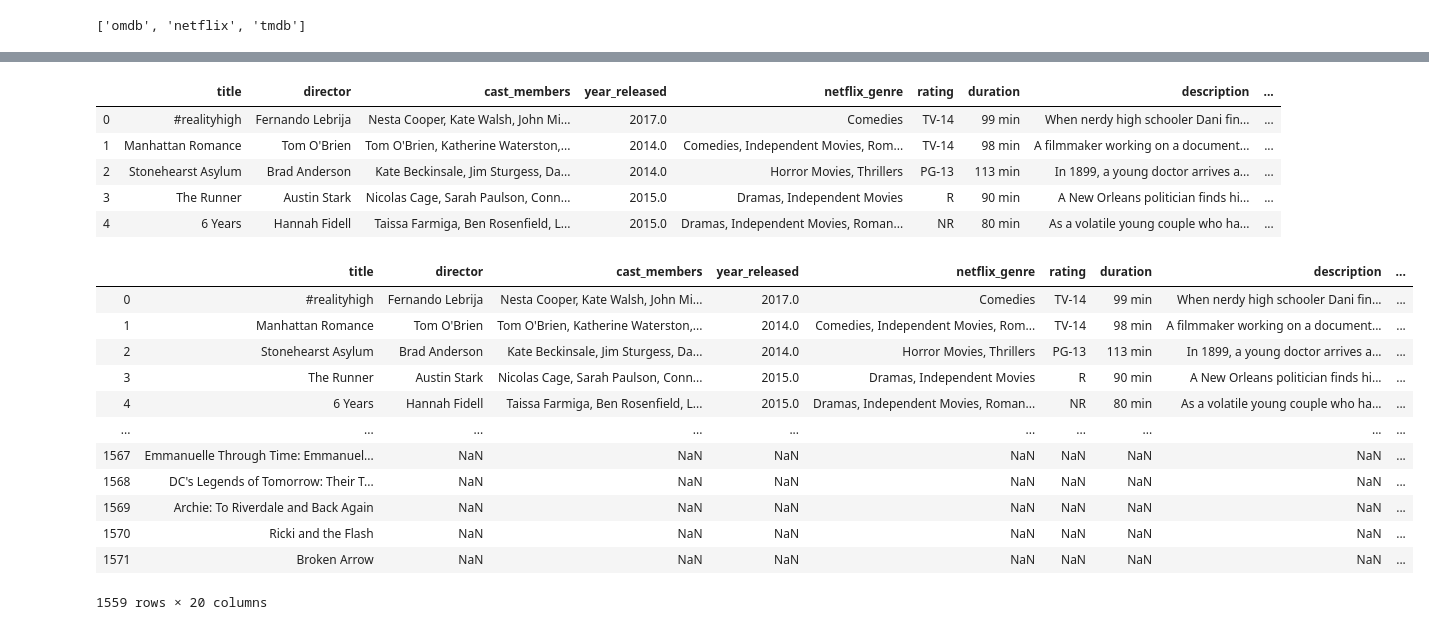
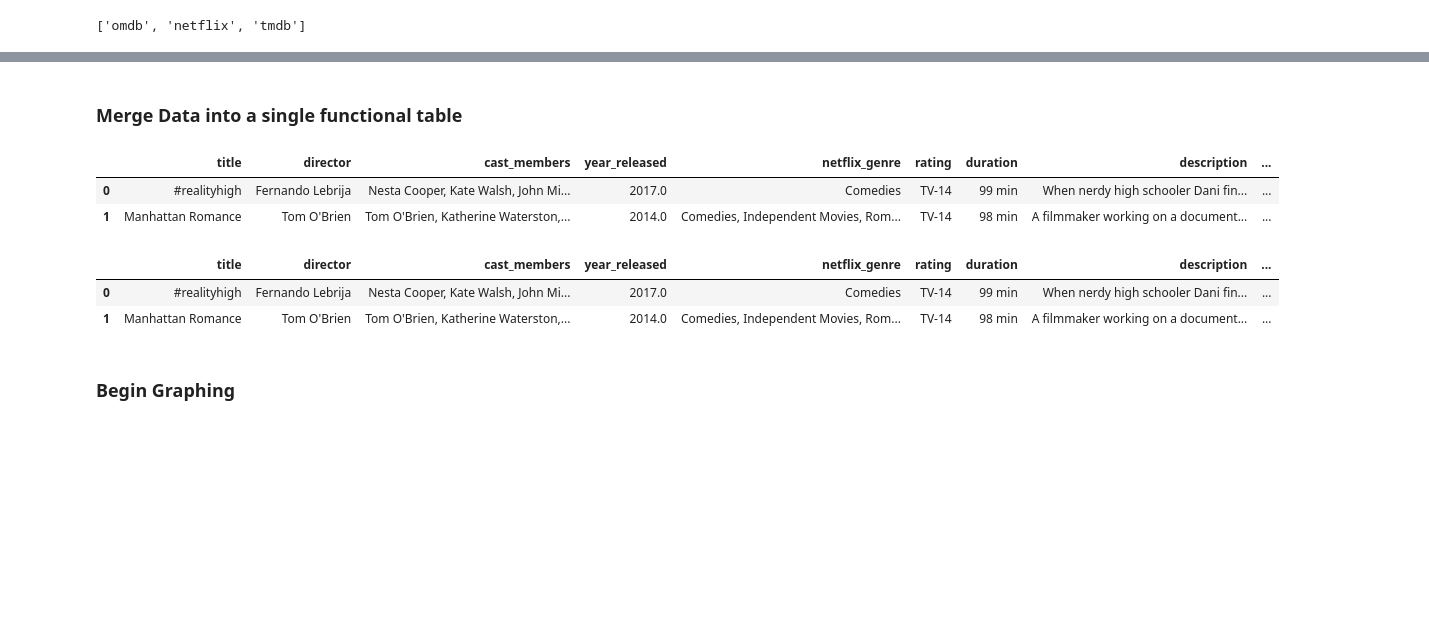
Before and after one commit to cjsheffler/Group-Project-Two, a Jupyter notebook: Netflix ETL.ipynb, the cells around one changed output, grey strips where cells are left out. Drawn from its saved outputs; the diff is of its cells as text; code cells hidden in the pictures; blank space fills up the shorter version.

```diff
--- a/Netflix ETL.ipynb
+++ b/Netflix ETL.ipynb
@@ -10,9 +8,9 @@ from configparser import ConfigParser
 # %% [markdown]
 Extract CSV files into DataFrames
 # %%
-netflix_file = "netflix_data_clean.csv"
+netflix_file = "Resources/netflix_data_clean.csv"
 netflix_df = pd.read_csv(netflix_file)
-netflix_df.head()
+netflix_df.head(2)
 # %% [output]
 |  | Unnamed: 0 | show_id | type | title | director | cast | country | date_added | release_year | rating | ... |
 | 0 | 4 | 80125979 | Movie | #realityhigh | Fernando Lebrija | Nesta Cooper, Kate Walsh, John Mi... | United States | September 8, 2017 | 2017 | TV-14 | ... |
@@ -23,7 +18,7 @@ netflix_df.head()
 # %%
-omdb_file = "omdb_data_clean.csv"
+omdb_file = "Resources/omdb_data_clean.csv"
 omdb_df = pd.read_csv(omdb_file)
-omdb_df.head()
+omdb_df.head(2)
 # %% [output]
 |  | Unnamed: 0 | title | genre | language | awards | metascore | boxoffice | production | imdbrating | ... |
 | 0 | 1 | Manhattan Romance | Comedy, Drama, Romance | English | 3 wins. | NaN | NaN | Beacon Films Inc. | 5.5 | ... |
@@ -34,6 +26,6 @@ omdb_df.head()
 # %%
-tmdb_file = "tmdb_data_clean.csv"
+tmdb_file = "Resources/tmdb_data_clean.csv"
 tmdb_df = pd.read_csv(tmdb_file)
-tmdb_df.head()
+tmdb_df.head(2)
 # %% [output]
 |  | Unnamed: 0 | title | original_title | popularity | vote_count | vote_average | poster_path |
@@ -130,36 +103,27 @@ netflix_transformed.to_sql(name='netflix', con=engine, if_exists='append', index
 omdb_transformed.to_sql(name='omdb', con=engine, if_exists='append', index=True)
 # %%
 tmdb_transformed.to_sql(name='tmdb', con=engine, if_exists='append', index=False)
+# %% [markdown]
+### Merge Data into a single functional table ###
 # %%
 merge_table1 = pd.merge(netflix_transformed, omdb_transformed, on="title", how="outer")
-merge_table1.head()
+merge_table1.head(2)
 # %% [output]
 |  | title | director | cast_members | year_released | netflix_genre | rating | duration | description | ... |
 | 0 | #realityhigh | Fernando Lebrija | Nesta Cooper, Kate Walsh, John Mi... | 2017.0 | Comedies | TV-14 | 99 min | When nerdy high schooler Dani fin... | ... |
 | 1 | Manhattan Romance | Tom O'Brien | Tom O'Brien, Katherine Waterston,... | 2014.0 | Comedies, Independent Movies, Rom... | TV-14 | 98 min | A filmmaker working on a document... | ... |
-| 2 | Stonehearst Asylum | Brad Anderson | Kate Beckinsale, Jim Sturgess, Da... | 2014.0 | Horror Movies, Thrillers | PG-13 | 113 min | In 1899, a young doctor arrives a... | ... |
-| 3 | The Runner | Austin Stark | Nicolas Cage, Sarah Paulson, Conn... | 2015.0 | Dramas, Independent Movies | R | 90 min | A New Orleans politician finds hi... | ... |
-| 4 | 6 Years | Hannah Fidell | Taissa Farmiga, Ben Rosenfield, L... | 2015.0 | Dramas, Independent Movies, Roman... | NR | 80 min | As a volatile young couple who ha... | ... |
 # %%
 final_table = pd.merge(merge_table1, tmdb_transformed, on="title", how="outer")
 final_table_clean = final_table.drop_duplicates("title")
-final_table_clean
+final_table_clean.head(2)
 # %% [output]
 |  | title | director | cast_members | year_released | netflix_genre | rating | duration | description | ... |
 | 0 | #realityhigh | Fernando Lebrija | Nesta Cooper, Kate Walsh, John Mi... | 2017.0 | Comedies | TV-14 | 99 min | When nerdy high schooler Dani fin... | ... |
 | 1 | Manhattan Romance | Tom O'Brien | Tom O'Brien, Katherine Waterston,... | 2014.0 | Comedies, Independent Movies, Rom... | TV-14 | 98 min | A filmmaker working on a document... | ... |
-| 2 | Stonehearst Asylum | Brad Anderson | Kate Beckinsale, Jim Sturgess, Da... | 2014.0 | Horror Movies, Thrillers | PG-13 | 113 min | In 1899, a young doctor arrives a... | ... |
-| 3 | The Runner | Austin Stark | Nicolas Cage, Sarah Paulson, Conn... | 2015.0 | Dramas, Independent Movies | R | 90 min | A New Orleans politician finds hi... | ... |
-| 4 | 6 Years | Hannah Fidell | Taissa Farmiga, Ben Rosenfield, L... | 2015.0 | Dramas, Independent Movies, Roman... | NR | 80 min | As a volatile young couple who ha... | ... |
-| ... | ... | ... | ... | ... | ... | ... | ... | ... | ... |
-| 1567 | Emmanuelle Through Time: Emmanuel... | NaN | NaN | NaN | NaN | NaN | NaN | NaN | ... |
-| 1568 | DC's Legends of Tomorrow: Their T... | NaN | NaN | NaN | NaN | NaN | NaN | NaN | ... |
-| 1569 | Archie: To Riverdale and Back Again | NaN | NaN | NaN | NaN | NaN | NaN | NaN | ... |
-| 1570 | Ricki and the Flash | NaN | NaN | NaN | NaN | NaN | NaN | NaN | ... |
-| 1571 | Broken Arrow | NaN | NaN | NaN | NaN | NaN | NaN | NaN | ... |
-1559 rows × 20 columns
 # %%
 box_office_movies = final_table_clean.dropna(subset=["boxoffice"])
 box_office_movies = box_office_movies.loc[box_office_movies["boxoffice"]!='na']
 box_office_movies["boxoffice"] = box_office_movies["boxoffice"].astype(float)
+# %% [markdown]
+### Begin Graphing ###
 # %%
```
Also changed, not shown: parts of 20 cells of this notebook, 5 other files.
